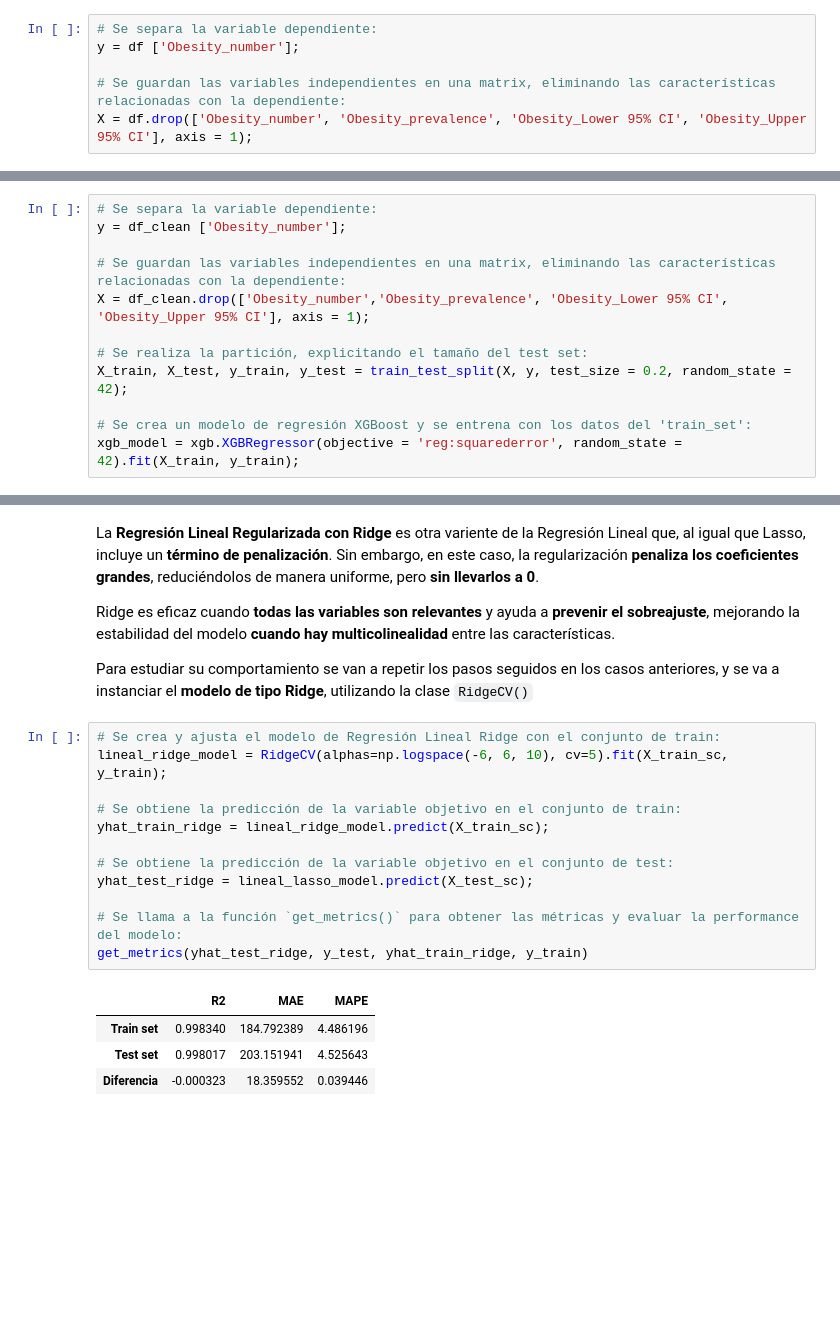
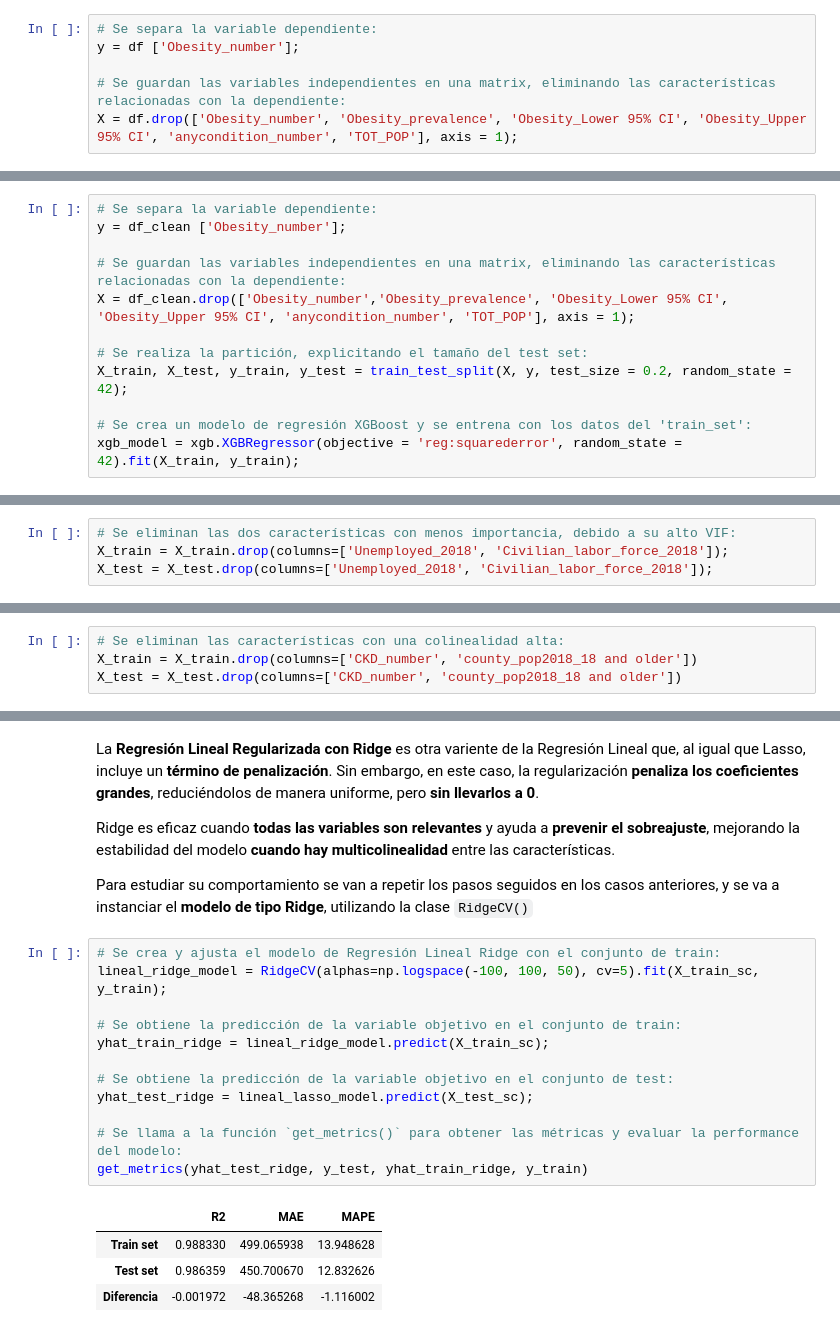
Before and after one commit to 4GeeksAcademy/regularized-linear-regression-python-project-tutorial-clara, a Jupyter notebook: src/explore.ipynb, the cells around one changed output, grey strips where cells are left out. Saved outputs shown, nothing was run; the diff lists cells and outputs as text; blank space fills up the shorter version.

```diff
--- a/src/explore.ipynb
+++ b/src/explore.ipynb
@@ -188,7 +234,7 @@ En este caso, la **variable a predecir** debía estar relacionada con la salud,
 y = df ['Obesity_number'];
 
 # Se guardan las variables independientes en una matrix, eliminando las características relacionadas con la dependiente:
-X = df.drop(['Obesity_number', 'Obesity_prevalence', 'Obesity_Lower 95% CI', 'Obesity_Upper 95% CI'], axis = 1);
+X = df.drop(['Obesity_number', 'Obesity_prevalence', 'Obesity_Lower 95% CI', 'Obesity_Upper 95% CI', 'anycondition_number', 'TOT_POP'], axis = 1);
 # %% [markdown]
 Ahora que se tienen los datos separados, se puede proceder a la identificación de observaciones influyentes a partir del estudio de la **Distancia de Cook**.
 
@@ -226,7 +272,7 @@ Para ello, se va a utilizar un modelo de regresión basado en **XGBoost**, un al
 y = df_clean ['Obesity_number'];
 
 # Se guardan las variables independientes en una matrix, eliminando las características relacionadas con la dependiente:
-X = df_clean.drop(['Obesity_number','Obesity_prevalence', 'Obesity_Lower 95% CI', 'Obesity_Upper 95% CI'], axis = 1);
+X = df_clean.drop(['Obesity_number','Obesity_prevalence', 'Obesity_Lower 95% CI', 'Obesity_Upper 95% CI', 'anycondition_number', 'TOT_POP'], axis = 1);
 
 # Se realiza la partición, explicitando el tamaño del test set:
 X_train, X_test, y_train, y_test = train_test_split(X, y, test_size = 0.2, random_state = 42);
@@ -290,0 +353,4 @@ dtype: float64
+# %%
+# Se eliminan las dos características con menos importancia, debido a su alto VIF:
+X_train = X_train.drop(columns=['Unemployed_2018', 'Civilian_labor_force_2018']);
+X_test = X_test.drop(columns=['Unemployed_2018', 'Civilian_labor_force_2018']);
@@ -301,0 +374,4 @@ sns.heatmap(corr, mask=mask, annot=True, cmap='coolwarm', linewidths=0.5, fmt='.
+# %%
+# Se eliminan las características con una colinealidad alta:
+X_train = X_train.drop(columns=['CKD_number', 'county_pop2018_18 and older'])
+X_test = X_test.drop(columns=['CKD_number', 'county_pop2018_18 and older'])
@@ -449,18 +557,18 @@ Ridge es eficaz cuando **todas las variables son relevantes** y ayuda a **preven
 Para estudiar su comportamiento se van a repetir los pasos seguidos en los casos anteriores, y se va a instanciar el **modelo de tipo Ridge**, utilizando la clase `RidgeCV()`
 # %%
 # Se crea y ajusta el modelo de Regresión Lineal Ridge con el conjunto de train:
-lineal_ridge_model = RidgeCV(alphas=np.logspace(-6, 6, 10), cv=5).fit(X_train_sc, y_train);
+lineal_ridge_model = RidgeCV(alphas=np.logspace(-100, 100, 50), cv=5).fit(X_train_sc, y_train);
 
 # Se obtiene la predicción de la variable objetivo en el conjunto de train:
 yhat_train_ridge = lineal_ridge_model.predict(X_train_sc);
 
 # Se obtiene la predicción de la variable objetivo en el conjunto de test:
 yhat_test_ridge = lineal_lasso_model.predict(X_test_sc);
 
 # Se llama a la función `get_metrics()` para obtener las métricas y evaluar la performance del modelo:
 get_metrics(yhat_test_ridge, y_test, yhat_train_ridge, y_train)
 # %% [output]
 |  | R2 | MAE | MAPE |
-| Train set | 0.998340 | 184.792389 | 4.486196 |
-| Test set | 0.998017 | 203.151941 | 4.525643 |
-| Diferencia | -0.000323 | 18.359552 | 0.039446 |
+| Train set | 0.988330 | 499.065938 | 13.948628 |
+| Test set | 0.986359 | 450.700670 | 12.832626 |
+| Diferencia | -0.001972 | -48.365268 | -1.116002 |
```
Also changed, not shown: parts of 38 cells of this notebook.
